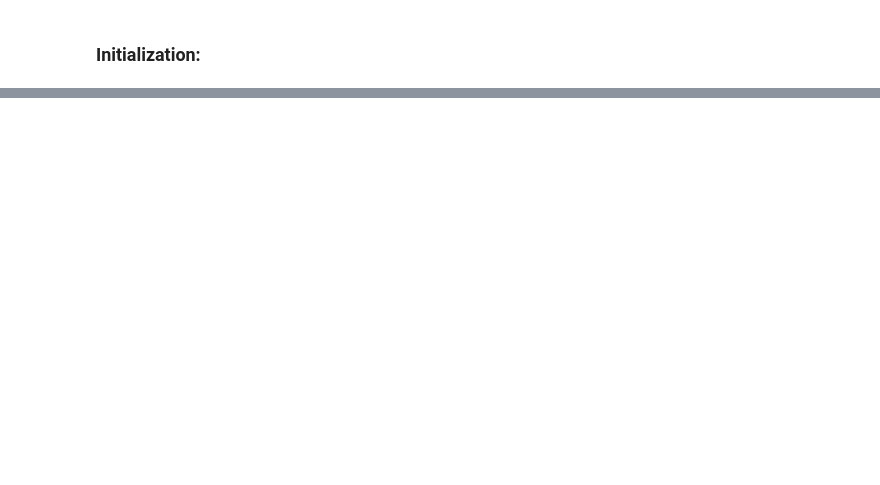
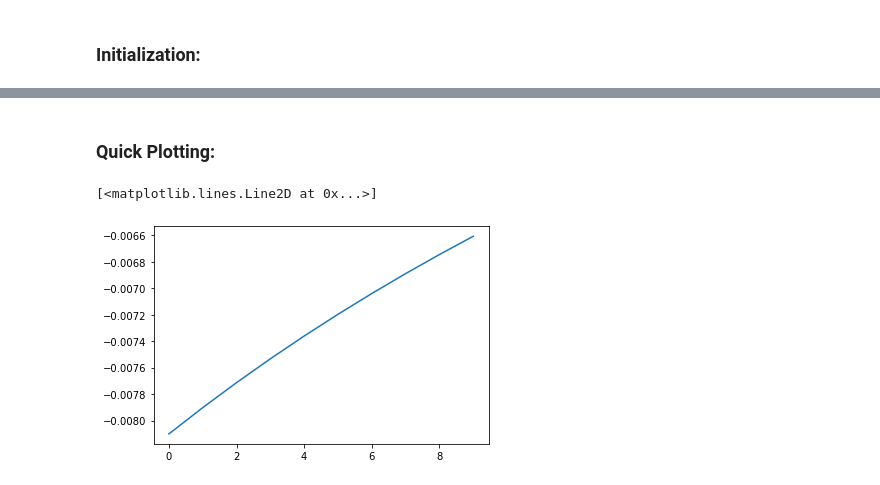
Before and after one commit to msingh1204/FEM, a Jupyter notebook: FEM_Multi.ipynb, the cells around one changed output, grey strips where cells are left out. Saved outputs shown, nothing was run; the diff lists cells and outputs as text; code cells hidden in the pictures; blank space fills up the shorter version.

```diff
--- a/FEM_Multi.ipynb
+++ b/FEM_Multi.ipynb
@@ -52,0 +65,19 @@ plt.plot(int_points(x_range, 4, L/M, M)[-1],
+# %%
+def Ld_vandermonde(npts_values):
+
+    LP = np.polynomial.legendre
+    v_matrix = np.polynomial.legendre.legvander(npts_values, len(npts_values)-1)
+    d_v_matrix = np.zeros_like(v_matrix)
+
+    for i in range(len(npts_values)):
+        # Coefficients for the i-th Legendre polynomial (e.g., [0, 0, 1] for P_2)
+        coeffs = np.zeros(len(npts_values))
+        coeffs[i] = 1
+
+        # Compute the derivative of the i-th Legendre polynomial
+        deriv_coeffs = LP.legder(coeffs, m=1) # m=1 for first derivative
+
+        # Evaluate the derivative at the points x
+        d_v_matrix[:, i] = LP.legval(npts_values, deriv_coeffs)
+
+    return(d_v_matrix)
@@ -52,0 +98,21 @@ plt.plot(int_points(x_range, 4, L/M, M)[-1],
+# %%
+def return_D(V1, V2):
+    return(np.matmul(V2, np.linalg.inv(V1)))
+# %%
+def deriv_elements(int_points, value_array, M):
+
+    return_array = np.zeros_like(value_array)
+
+    for i in np.arange(M):
+
+        V1 = vandermonde(int_points[i], 'Legendre')
+        V2 = Ld_vandermonde(int_points[i])
+        D = return_D(V1, V2)
+        d_values = np.matmul(D, value_array[i].transpose())
+
+        return_array[i] = d_values
+
+    return(return_array)
+# %%
+deriv_values = deriv_elements(int_points(x_range, 4, L/M, M),
+                              init_Guassian(int_points(x_range, 4, L/M, M), (L/2), 1), M)
@@ -52,0 +123,2 @@ plt.plot(int_points(x_range, 4, L/M, M)[-1],
+# %% [markdown]
+### Quick Plotting:
@@ -52,0 +169,5 @@ plt.plot(int_points(x_range, 4, L/M, M)[-1],
+# %%
+plt.plot(np.arange(0, 10), np.matmul(elem_4, deriv_values[4].transpose()))
+# %% [output]
+[<matplotlib.lines.Line2D at 0x...>]
+[figure, added]
```
Also changed, not shown: parts of 20 cells of this notebook.
